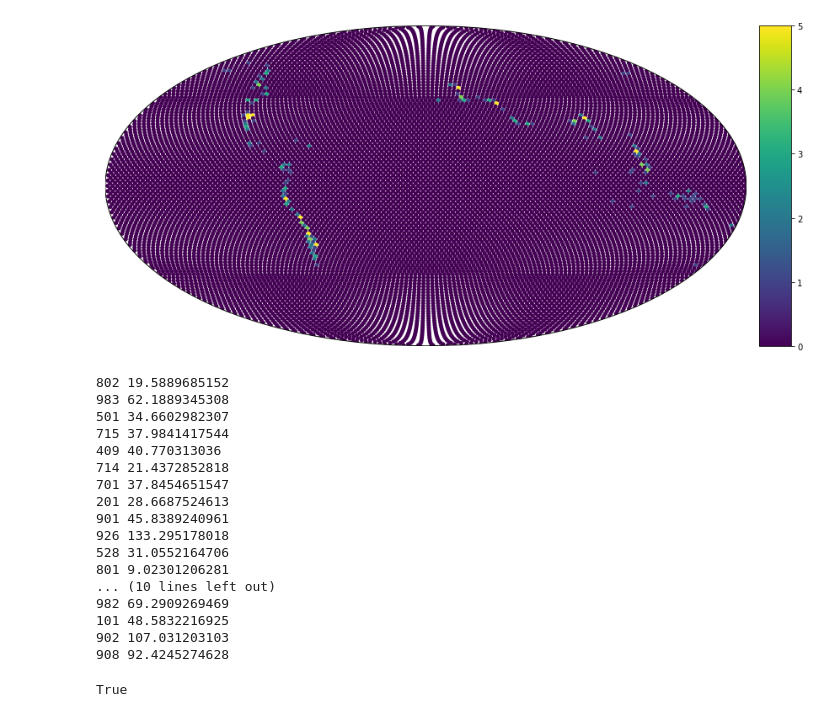
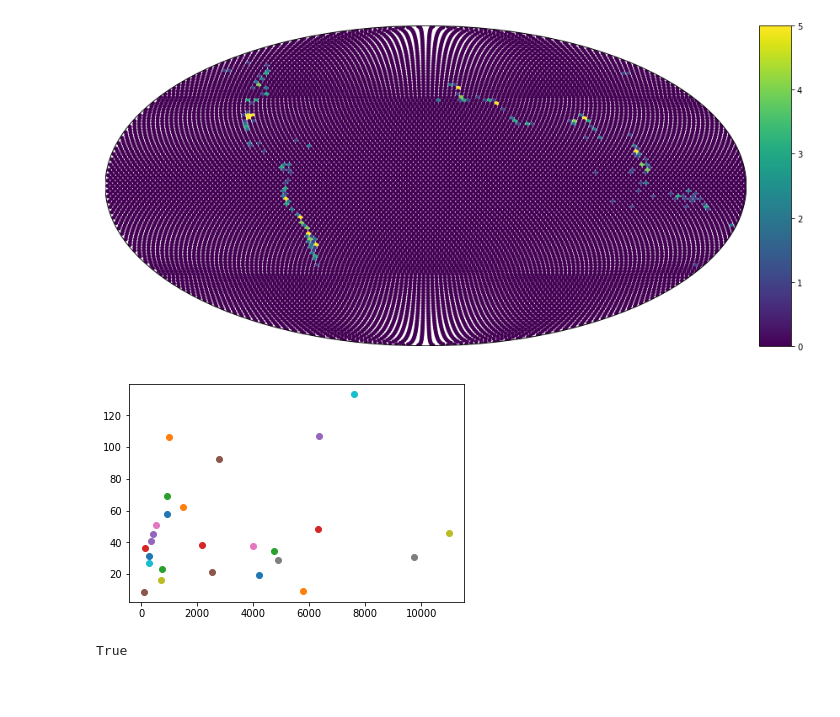
Before and after one commit to siwill22/GPlatesReconstructionModel, a Jupyter notebook: class_testing.ipynb, the cells around one changed output. Cells and saved outputs as stored; diff of their text form; code cells hidden in the pictures; blank space fills up the shorter version.

Commit message:
make a plot for velocity example

```diff
--- a/class_testing.ipynb
+++ b/class_testing.ipynb
@@ -81,27 +81,13 @@ plt.show()
 # %%
 velocity_object = s.velocity_field(velocity_domain_features=[pos.meshnode_feature])
 
-#print type(velocity_object.velocity_magnitude)
-for plate_id in s.plate_ids:
-    print plate_id,velocity_object.rms_velocity(plate_id)
+plt.figure()
+for plate_id,plate_area in zip(s.plate_ids,s.plate_areas):
+    #print plate_id,velocity_object.rms_velocity(plate_id)
+    plt.plot(plate_area,velocity_object.rms_velocity(plate_id),'o')
+plt.show()
 # %% [output]
-802 19.5889685152
-983 62.1889345308
-501 34.6602982307
-715 37.9841417544
-409 40.770313036
-714 21.4372852818
-701 37.8454651547
-201 28.6687524613
-901 45.8389240961
-926 133.295178018
-528 31.0552164706
-801 9.02301206281
-... (10 lines left out)
-982 69.2909269469
-101 48.5832216925
-902 107.031203103
-908 92.4245274628
+[figure, added]
 # %%
 # %% [output]
 True
```
